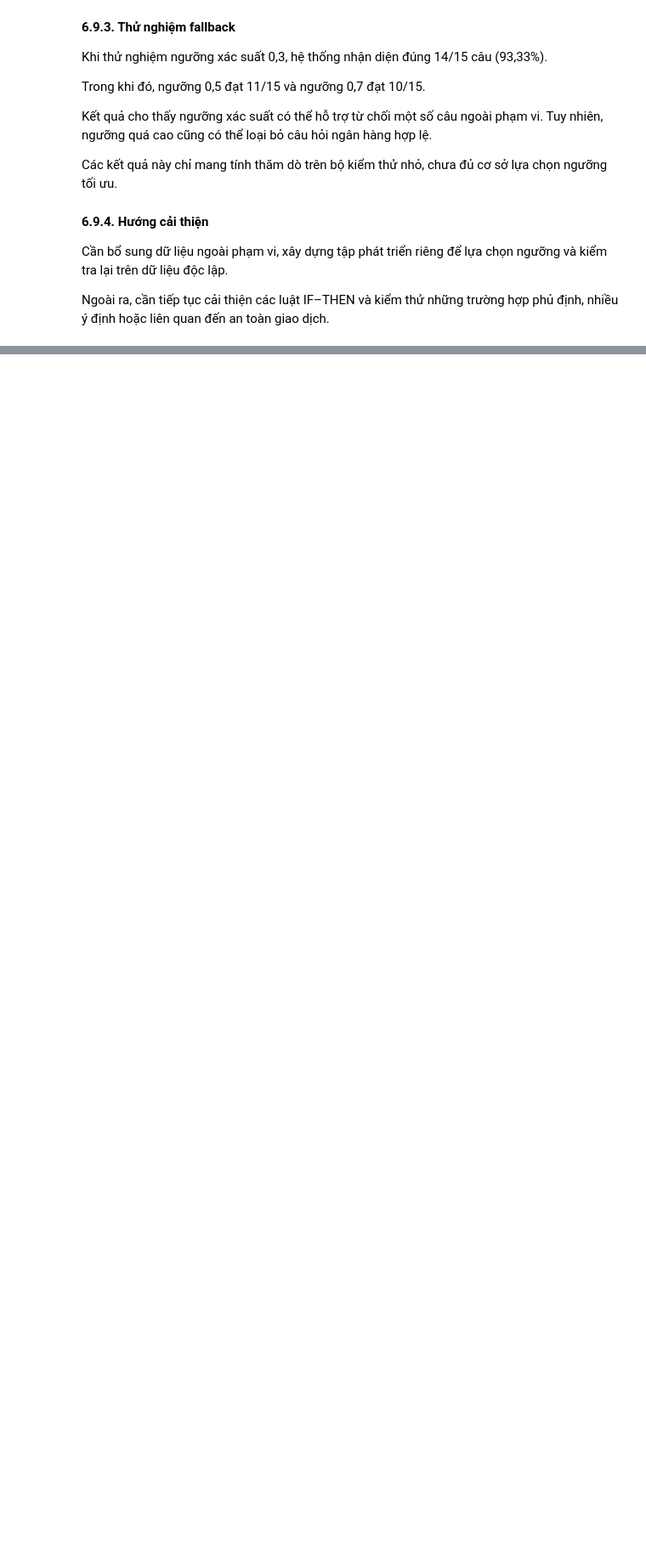
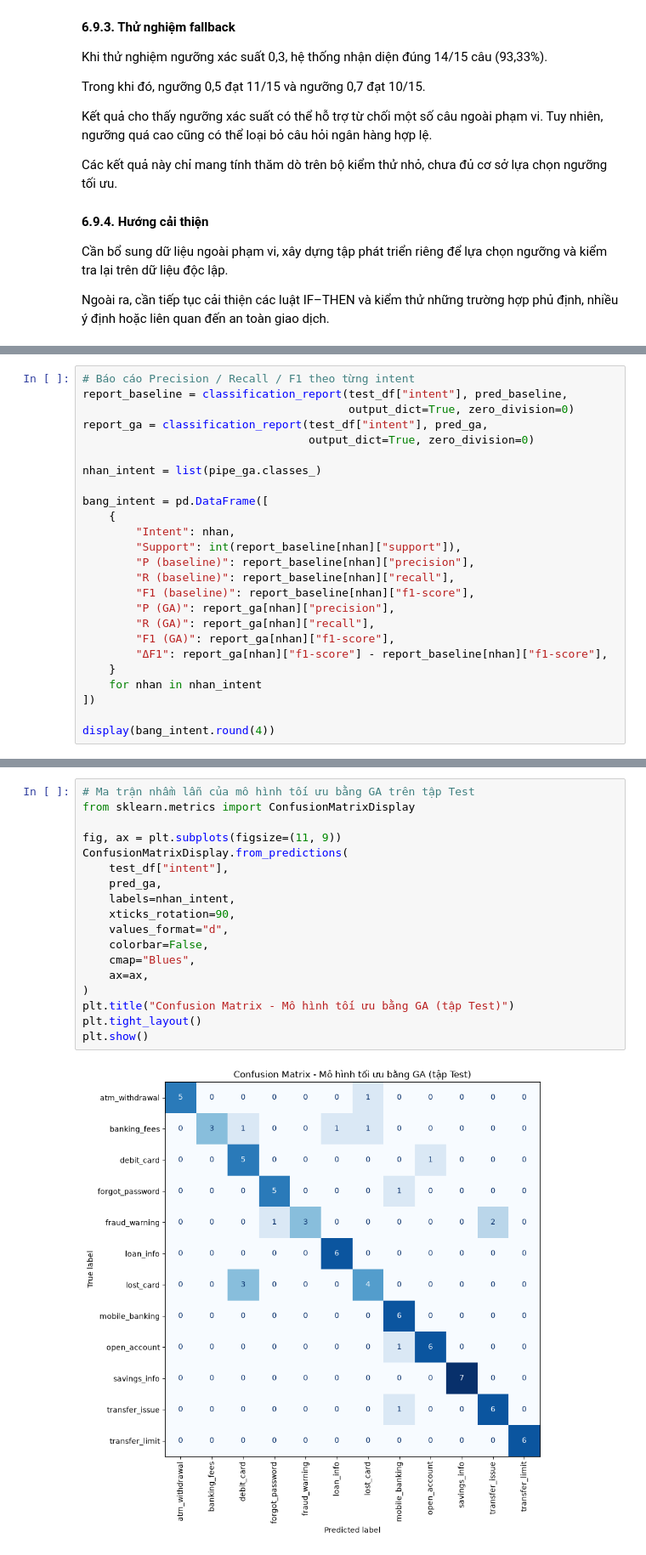
Before and after one commit to NAUTH05/Bank_AI_Assistant, a Jupyter notebook: DT51.ipynb, the cells around one changed output, grey strips where cells are left out. Shown at 85% size. Saved outputs shown, nothing was run; the diff lists cells and outputs as text; blank space fills up the shorter version.

```diff
--- a/DT51.ipynb
+++ b/DT51.ipynb
@@ -1039,0 +1474,25 @@ Ngoài ra, cần tiếp tục cải thiện các luật IF–THEN và kiểm th
+# %%
+# Báo cáo Precision / Recall / F1 theo từng intent
+report_baseline = classification_report(test_df["intent"], pred_baseline,
+                                        output_dict=True, zero_division=0)
+report_ga = classification_report(test_df["intent"], pred_ga,
+                                  output_dict=True, zero_division=0)
+
+nhan_intent = list(pipe_ga.classes_)
+
+bang_intent = pd.DataFrame([
+    {
+        "Intent": nhan,
+        "Support": int(report_baseline[nhan]["support"]),
+        "P (baseline)": report_baseline[nhan]["precision"],
+        "R (baseline)": report_baseline[nhan]["recall"],
+        "F1 (baseline)": report_baseline[nhan]["f1-score"],
+        "P (GA)": report_ga[nhan]["precision"],
+        "R (GA)": report_ga[nhan]["recall"],
+        "F1 (GA)": report_ga[nhan]["f1-score"],
+        "ΔF1": report_ga[nhan]["f1-score"] - report_baseline[nhan]["f1-score"],
+    }
+    for nhan in nhan_intent
+])
+
+display(bang_intent.round(4))
@@ -1039,0 +1513,20 @@ Ngoài ra, cần tiếp tục cải thiện các luật IF–THEN và kiểm th
+# %%
+# Ma trận nhầm lẫn của mô hình tối ưu bằng GA trên tập Test
+from sklearn.metrics import ConfusionMatrixDisplay
+
+fig, ax = plt.subplots(figsize=(11, 9))
+ConfusionMatrixDisplay.from_predictions(
+    test_df["intent"],
+    pred_ga,
+    labels=nhan_intent,
+    xticks_rotation=90,
+    values_format="d",
+    colorbar=False,
+    cmap="Blues",
+    ax=ax,
+)
+plt.title("Confusion Matrix - Mô hình tối ưu bằng GA (tập Test)")
+plt.tight_layout()
+plt.show()
+# %% [output]
+[figure, added]
```
Also changed, not shown: parts of 30 cells of this notebook, 21 other files.
